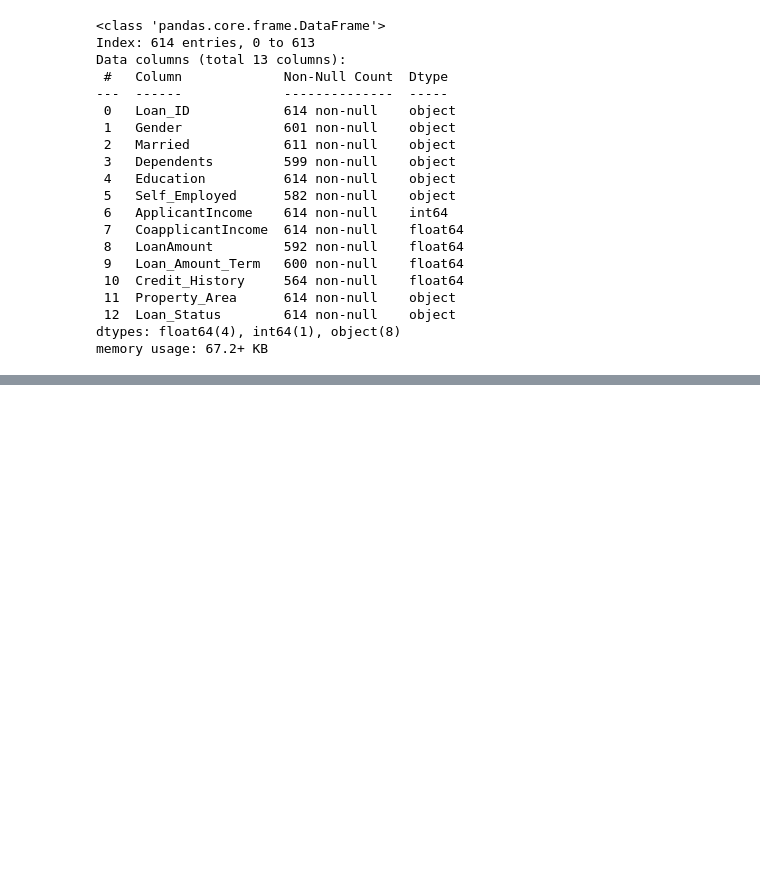
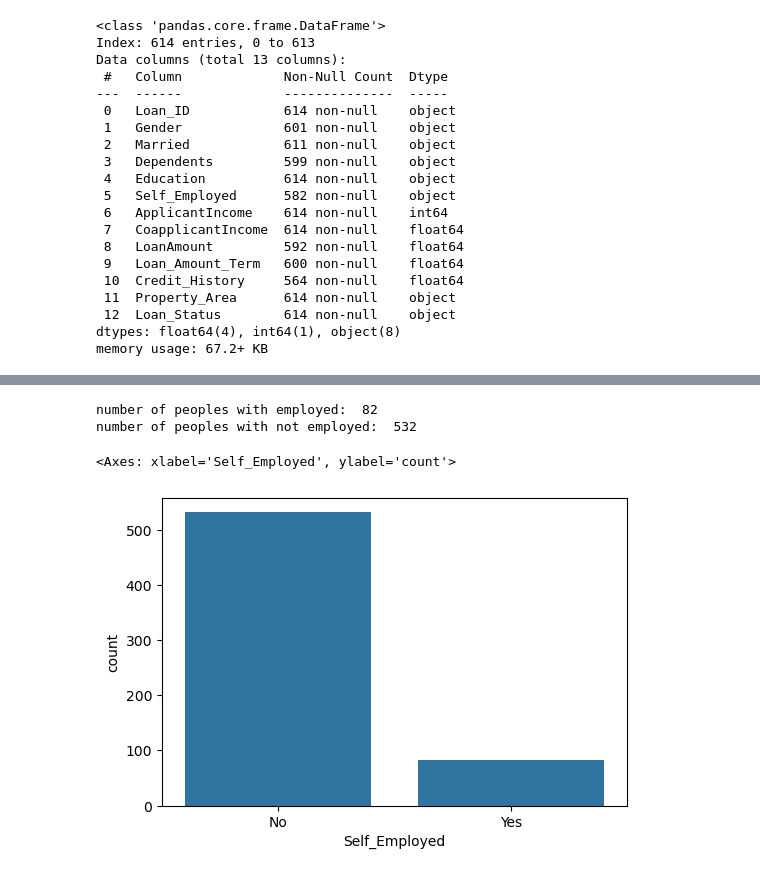
Before and after one commit to adithyan-sys/Loan-approval-prediction-analysis, a Jupyter notebook: notebook/models.ipynb, the cells around one changed output, grey strips where cells are left out. Cells and saved outputs as stored; diff of their text form; code cells hidden in the pictures; blank space fills up the shorter version.

```diff
--- a/notebook/models.ipynb
+++ b/notebook/models.ipynb
@@ -66,0 +154,10 @@ memory usage: 67.2+ KB
+# %%
+print("number of peoples with employed: ", main_df['Self_Employed'].value_counts()[1])
+print("number of peoples with not employed: ", main_df['Self_Employed'].value_counts()[0])
+plt.figure(figsize=(6, 4))
+sns.countplot(x='Self_Employed', data=main_df)
+# %% [output]
+number of peoples with employed:  82
+number of peoples with not employed:  532
+<Axes: xlabel='Self_Employed', ylabel='count'>
+[figure, added]
```
Also changed, not shown: parts of 12 cells of this notebook.
